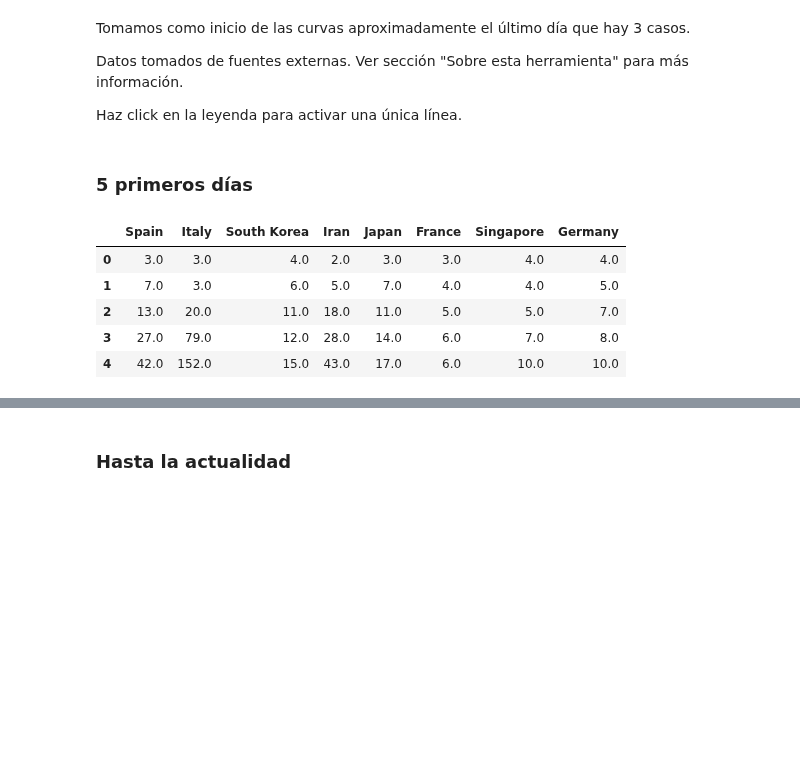
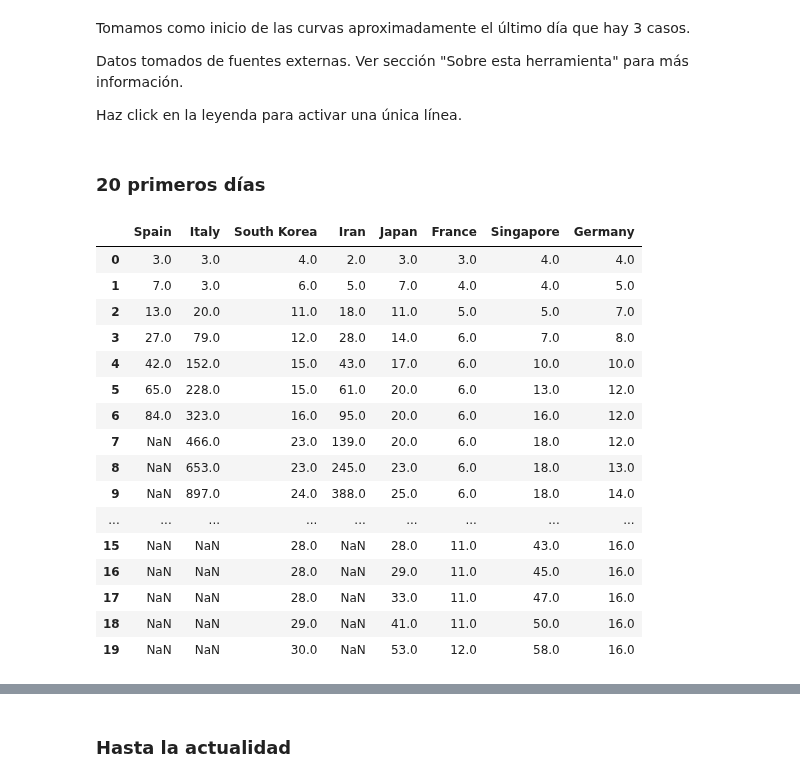
Before and after one commit to cambrian-intelligence/COVID-19_seguimiento, a Jupyter notebook: _notebooks/2020-02-29-confirmados_graficos.ipynb, the cells around one changed output, grey strips where cells are left out. Drawn from its saved outputs; the diff is of its cells as text; code cells hidden in the pictures; blank space fills up the shorter version.

```diff
--- a/_notebooks/2020-02-29-confirmados_graficos.ipynb
+++ b/_notebooks/2020-02-29-confirmados_graficos.ipynb
@@ -249,7 +249,7 @@ Datos tomados de fuentes externas. Ver sección "Sobre esta herramienta" para m
 
 Haz click en la leyenda para activar una única línea.
 # %% [markdown]
-### 5 primeros días
+### 20 primeros días
 # %%
 # collapse
 # get data
@@ -258,36 +258,52 @@ assert response.status_code == 200, 'Wrong status code'
 data = response.content
 df = pd.read_csv(BytesIO(data))
 df = df[df.columns[2:]][1:65].T.reset_index(drop=True)
 col_names = df.iloc[0]
 col_names[1] = 'Fecha'
 df.columns = col_names
 df = df.drop(df.index[0])
 df['Fecha'] = pd.to_datetime(df['Fecha'], utc=True)
 df = df.set_index('Fecha')
 df = df.applymap(lambda a: str(a).replace(',',''))
 df = df.apply(pd.to_numeric, errors='coerce')
 keep = ['Spain', 'Italy', 'South Korea', 'Iran', 'Japan', 'France', 'Singapore', 'Germany']
 df = df[keep]
 
 # align data
 aligned_data = {}
-plus_days = 5
-aligned_data['Spain'] = np.array(df['Spain'][42:42+plus_days])
-aligned_data['Italy'] = np.array(df['Italy'][37:37+plus_days])
-aligned_data['South Korea'] = np.array(df['South Korea'][16:16+plus_days])
-aligned_data['Iran'] = np.array(df['Iran'][37:37+plus_days])
+daily_delta = 1
+plus_days = 20
+plus_spain = 6 + daily_delta
+plus_iran = 11 + daily_delta
+plus_italy = 11 + daily_delta
+plus_s_korea = 20
+
+aligned_data['Spain'] = np.array(df['Spain'][42:42+plus_spain])
+aligned_data['Italy'] = np.array(df['Italy'][37:37+plus_italy])
+aligned_data['South Korea'] = np.array(df['South Korea'][16:16+plus_s_korea])
+aligned_data['Iran'] = np.array(df['Iran'][37:37+plus_iran])
 aligned_data['Japan'] = np.array(df['Japan'][14:14+plus_days])
 aligned_data['France'] = np.array(df['France'][14:14+plus_days])
 aligned_data['Singapore'] = np.array(df['Singapore'][12:12+plus_days])
 aligned_data['Germany'] = np.array(df['Germany'][16:16+plus_days])
-
 df_aligned = pd.DataFrame(dict([(k,pd.Series(v)) for k,v in aligned_data.items() ]))
 df = df_aligned
 df
 # %% [output]
 |  | Spain | Italy | South Korea | Iran | Japan | France | Singapore | Germany |
 | 0 | 3.0 | 3.0 | 4.0 | 2.0 | 3.0 | 3.0 | 4.0 | 4.0 |
 | 1 | 7.0 | 3.0 | 6.0 | 5.0 | 7.0 | 4.0 | 4.0 | 5.0 |
 | 2 | 13.0 | 20.0 | 11.0 | 18.0 | 11.0 | 5.0 | 5.0 | 7.0 |
 | 3 | 27.0 | 79.0 | 12.0 | 28.0 | 14.0 | 6.0 | 7.0 | 8.0 |
 | 4 | 42.0 | 152.0 | 15.0 | 43.0 | 17.0 | 6.0 | 10.0 | 10.0 |
+| 5 | 65.0 | 228.0 | 15.0 | 61.0 | 20.0 | 6.0 | 13.0 | 12.0 |
+| 6 | 84.0 | 323.0 | 16.0 | 95.0 | 20.0 | 6.0 | 16.0 | 12.0 |
+| 7 | NaN | 466.0 | 23.0 | 139.0 | 20.0 | 6.0 | 18.0 | 12.0 |
+| 8 | NaN | 653.0 | 23.0 | 245.0 | 23.0 | 6.0 | 18.0 | 13.0 |
+| 9 | NaN | 897.0 | 24.0 | 388.0 | 25.0 | 6.0 | 18.0 | 14.0 |
+| ... | ... | ... | ... | ... | ... | ... | ... | ... |
+| 15 | NaN | NaN | 28.0 | NaN | 28.0 | 11.0 | 43.0 | 16.0 |
+| 16 | NaN | NaN | 28.0 | NaN | 29.0 | 11.0 | 45.0 | 16.0 |
+| 17 | NaN | NaN | 28.0 | NaN | 33.0 | 11.0 | 47.0 | 16.0 |
+| 18 | NaN | NaN | 29.0 | NaN | 41.0 | 11.0 | 50.0 | 16.0 |
+| 19 | NaN | NaN | 30.0 | NaN | 53.0 | 12.0 | 58.0 | 16.0 |
```
Also changed, not shown: parts of 5 cells of this notebook.
